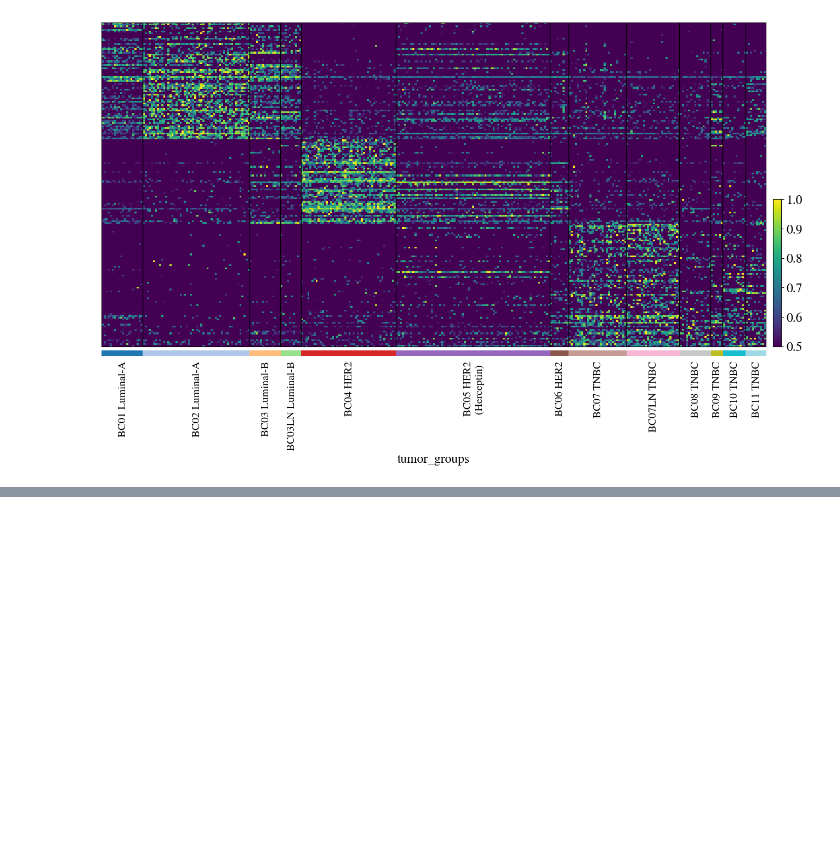
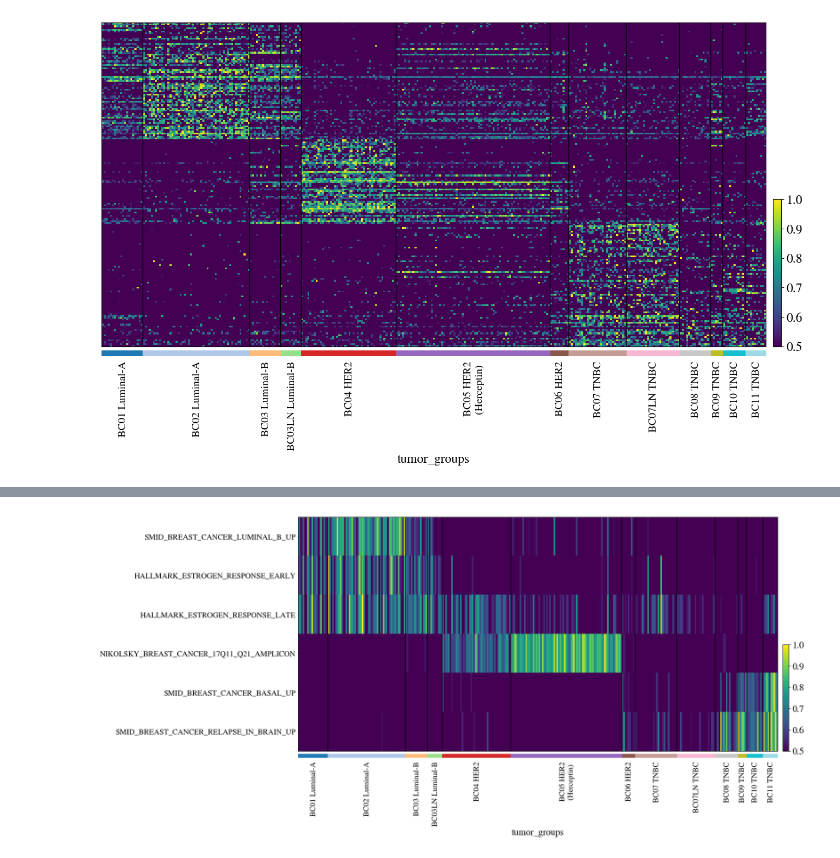
Before and after one commit to KyriakosPsa/BreastCancer-SingleCell, a Jupyter notebook: cancercellsanalysis.ipynb, the cells around one changed output, grey strips where cells are left out. Saved outputs shown, nothing was run; the diff lists cells and outputs as text; code cells hidden in the pictures; blank space fills up the shorter version.

```diff
--- a/cancercellsanalysis.ipynb
+++ b/cancercellsanalysis.ipynb
@@ -151,0 +192,20 @@ WARNING: Gene labels are not shown when more than 50 genes are visualized. To sh
+# %%
+for key in gene_sets.keys():
+  sc.tl.score_genes(adata,gene_sets[key],score_name = key)
+
+correct_order = ['SMID_BREAST_CANCER_LUMINAL_B_UP', 'HALLMARK_ESTROGEN_RESPONSE_EARLY', 'HALLMARK_ESTROGEN_RESPONSE_LATE'
+                 ,'NIKOLSKY_BREAST_CANCER_17Q11_Q21_AMPLICON',
+                 'SMID_BREAST_CANCER_BASAL_UP', 'SMID_BREAST_CANCER_RELAPSE_IN_BRAIN_UP']
+# %%
+sc.pl.heatmap(
+    adata,
+    var_names=correct_order,
+    groupby="tumor_groups",
+    swap_axes=True,
+    standard_scale='var',
+    vmin=0.5,
+    vmax=1,
+    figsize=(16, 8)
+)
+# %% [output]
+[figure, added]
```
Also changed, not shown: parts of 6 cells of this notebook.
